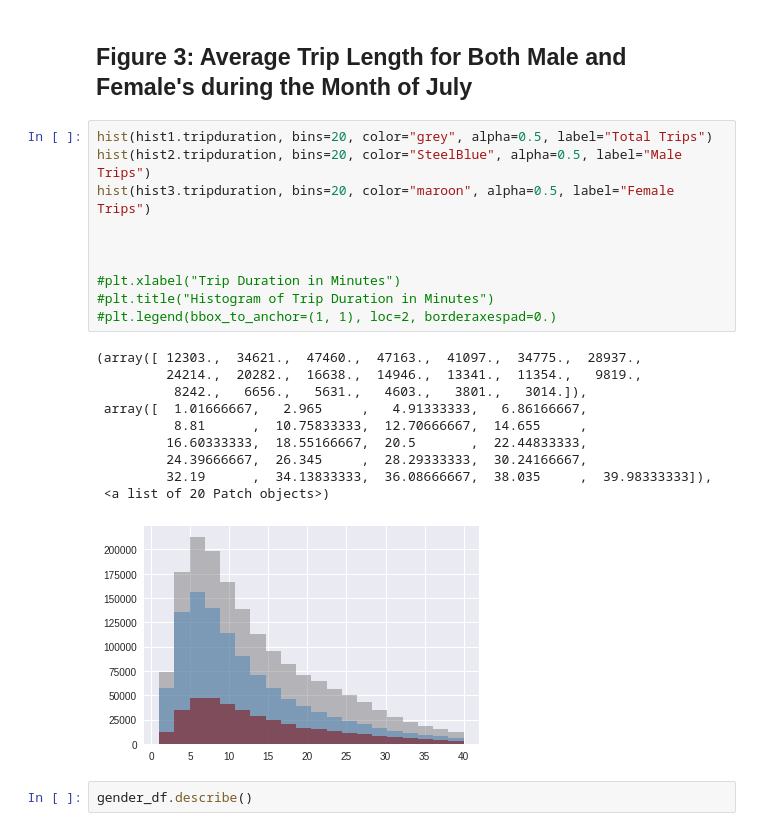
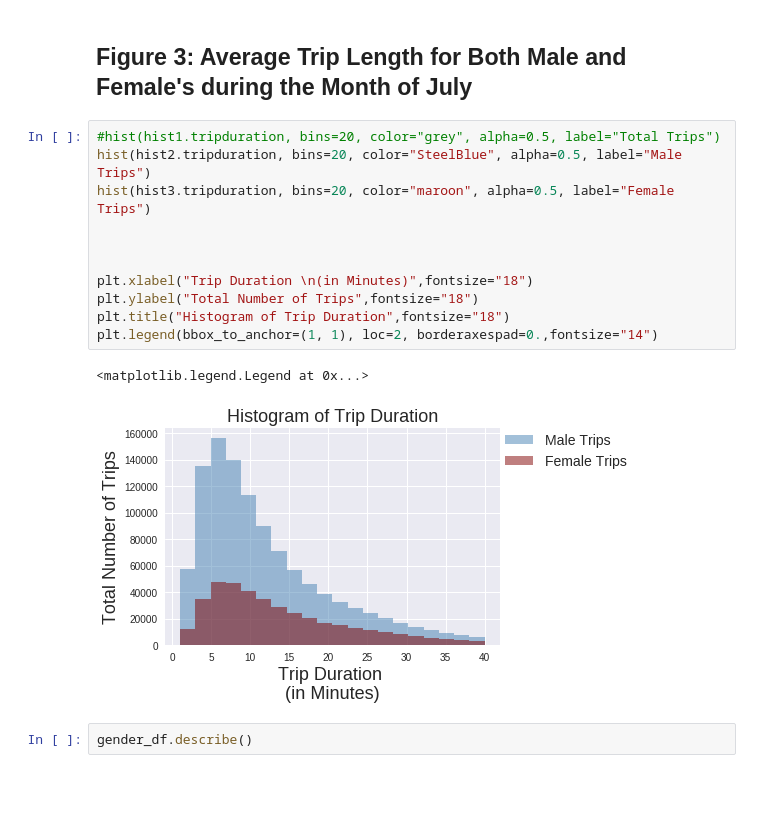
Before and after one commit to ep2247/PUI2017_ep2247, a Jupyter notebook: HW3_ep2247/HW3_2_ep2247.ipynb, the cells around one changed output. Drawn from its saved outputs; the diff is of its cells as text; blank space fills up the shorter version.

```diff
--- a/HW3_ep2247/HW3_2_ep2247.ipynb
+++ b/HW3_ep2247/HW3_2_ep2247.ipynb
@@ -247,26 +247,19 @@ ax3.legend(["Average Female Trip Duration","Average Male Trip Duration"],fontsiz
 # %% [markdown]
 ## Figure 3: Average Trip Length for Both Male and Female's during the Month of July
 # %%
-hist(hist1.tripduration, bins=20, color="grey", alpha=0.5, label="Total Trips")
+#hist(hist1.tripduration, bins=20, color="grey", alpha=0.5, label="Total Trips")
 hist(hist2.tripduration, bins=20, color="SteelBlue", alpha=0.5, label="Male Trips")
 hist(hist3.tripduration, bins=20, color="maroon", alpha=0.5, label="Female Trips")
 
 
 
-#plt.xlabel("Trip Duration in Minutes")
-#plt.title("Histogram of Trip Duration in Minutes")
-#plt.legend(bbox_to_anchor=(1, 1), loc=2, borderaxespad=0.)
+plt.xlabel("Trip Duration \n(in Minutes)",fontsize="18")
+plt.ylabel("Total Number of Trips",fontsize="18")
+plt.title("Histogram of Trip Duration",fontsize="18")
+plt.legend(bbox_to_anchor=(1, 1), loc=2, borderaxespad=0.,fontsize="14")
 # %% [output]
-(array([ 12303.,  34621.,  47460.,  47163.,  41097.,  34775.,  28937.,
-         24214.,  20282.,  16638.,  14946.,  13341.,  11354.,   9819.,
-          8242.,   6656.,   5631.,   4603.,   3801.,   3014.]),
- array([  1.01666667,   2.965     ,   4.91333333,   6.86166667,
-          8.81      ,  10.75833333,  12.70666667,  14.655     ,
-         16.60333333,  18.55166667,  20.5       ,  22.44833333,
-         24.39666667,  26.345     ,  28.29333333,  30.24166667,
-         32.19      ,  34.13833333,  36.08666667,  38.035     ,  39.98333333]),
- <a list of 20 Patch objects>)
+<matplotlib.legend.Legend at 0x...>
-[figure, old version]
+[figure, new version]
 # %%
 gender_df.describe()
 # %% [output]
```
Also changed, not shown: parts of 2 cells of this notebook.
